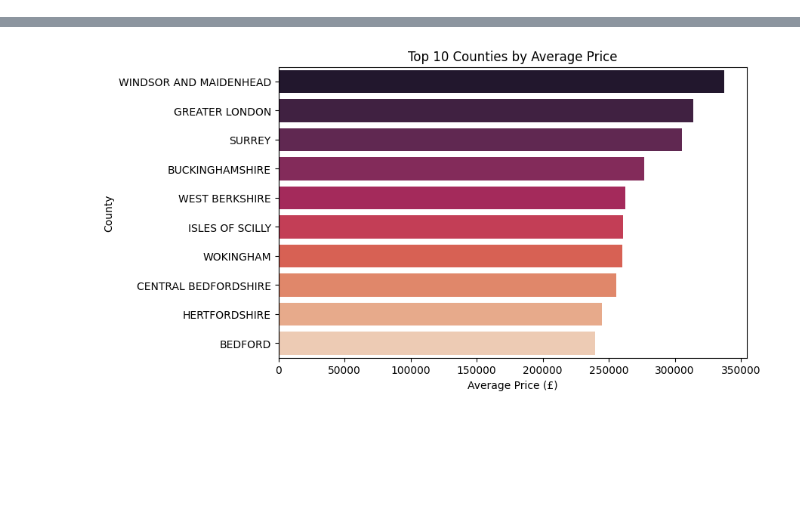
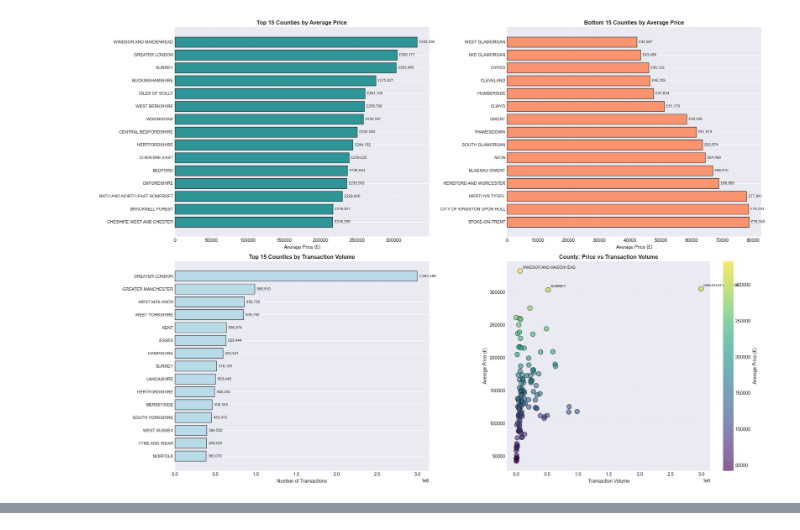
Before and after one commit to marin-janushaj1/Cloud-AI, a Jupyter notebook: dataset1_uk_housing/3_eda.ipynb, the cells around one changed output, grey strips where cells are left out. Drawn from its saved outputs; the diff is of its cells as text; code cells hidden in the pictures; blank space fills up the shorter version.

```diff
--- a/dataset1_uk_housing/3_eda.ipynb
+++ b/dataset1_uk_housing/3_eda.ipynb
@@ -59,10 +445,76 @@ Passing `palette` without assigning `hue` is deprecated and will be removed in v
 # %%
-top_counties = df.groupby("county")["price"].mean().sort_values(ascending=False).head(10)
+# Geographic analysis
+fig, axes = plt.subplots(2, 2, figsize=(20, 14))
 
-plt.figure(figsize=(8,5))
-sns.barplot(x=top_counties.values, y=top_counties.index, palette="rocket")
-plt.title("Top 10 Counties by Average Price")
-plt.xlabel("Average Price (£)")
-plt.ylabel("County")
+# 1. Top 15 counties by average price
+top_counties = df.groupby("county")["price"].mean().sort_values(ascending=False).head(15)
+ax1 = axes[0, 0]
+bars = ax1.barh(range(len(top_counties)), top_counties.values, color='teal', edgecolor='black', alpha=0.8)
+ax1.set_yticks(range(len(top_counties)))
+ax1.set_yticklabels(top_counties.index, fontsize=9)
+ax1.set_title("Top 15 Counties by Average Price", fontsize=12, fontweight='bold')
+ax1.set_xlabel("Average Price (£)")
+ax1.invert_yaxis()
+ax1.grid(alpha=0.3, axis='x')
+for i, (idx, val) in enumerate(top_counties.items()):
+    ax1.text(val, i, f'  £{val:,.0f}', va='center', fontsize=8)
+
+# 2. Bottom 15 counties by average price
+bottom_counties = df.groupby("county")["price"].mean().sort_values(ascending=True).head(15)
+ax2 = axes[0, 1]
+bars = ax2.barh(range(len(bottom_counties)), bottom_counties.values, color='coral', edgecolor='black', alpha=0.8)
+ax2.set_yticks(range(len(bottom_counties)))
+ax2.set_yticklabels(bottom_counties.index, fontsize=9)
+ax2.set_title("Bottom 15 Counties by Average Price", fontsize=12, fontweight='bold')
+ax2.set_xlabel("Average Price (£)")
+ax2.invert_yaxis()
+ax2.grid(alpha=0.3, axis='x')
+for i, (idx, val) in enumerate(bottom_counties.items()):
+    ax2.text(val, i, f'  £{val:,.0f}', va='center', fontsize=8)
+
+# 3. Transaction volume by top 15 counties
+top_volume_counties = df["county"].value_counts().head(15)
+ax3 = axes[1, 0]
+bars = ax3.barh(range(len(top_volume_counties)), top_volume_counties.values, color='lightblue', edgecolor='black', alpha=0.8)
+ax3.set_yticks(range(len(top_volume_counties)))
+ax3.set_yticklabels(top_volume_counties.index, fontsize=9)
+ax3.set_title("Top 15 Counties by Transaction Volume", fontsize=12, fontweight='bold')
+ax3.set_xlabel("Number of Transactions")
+ax3.invert_yaxis()
+ax3.grid(alpha=0.3, axis='x')
+for i, (idx, val) in enumerate(top_volume_counties.items()):
+    ax3.text(val, i, f'  {val:,}', va='center', fontsize=8)
+
+# 4. Price vs Volume scatter (county level)
+ax4 = axes[1, 1]
+county_stats = df.groupby("county").agg({'price': 'mean', 'transaction_id': 'count'}).reset_index()
+county_stats.columns = ['county', 'avg_price', 'volume']
+scatter = ax4.scatter(county_stats['volume'], county_stats['avg_price'],
+                     alpha=0.6, s=100, c=county_stats['avg_price'], cmap='viridis', edgecolors='black')
+ax4.set_title("County: Price vs Transaction Volume", fontsize=12, fontweight='bold')
+ax4.set_xlabel("Transaction Volume")
+ax4.set_ylabel("Average Price (£)")
+ax4.grid(alpha=0.3)
+plt.colorbar(scatter, ax=ax4, label='Average Price (£)')
+
+# Annotate notable counties
+top_5_expensive = county_stats.nlargest(3, 'avg_price')
+for _, row in top_5_expensive.iterrows():
+    ax4.annotate(row['county'], (row['volume'], row['avg_price']),
+                fontsize=8, xytext=(5, 5), textcoords='offset points')
+
+plt.tight_layout()
 plt.show()
+
+# Statistical summary
+print("\n🗺️ Geographic Analysis Summary:")
+print("="*70)
+print(f"\nMost expensive county: {top_counties.index[0]} (£{top_counties.iloc[0]:,.2f})")
+print(f"Least expensive county: {bottom_counties.index[0]} (£{bottom_counties.iloc[0]:,.2f})")
+print(f"Price gap: £{top_counties.iloc[0] - bottom_counties.iloc[0]:,.2f}")
+print(f"Price ratio: {top_counties.iloc[0] / bottom_counties.iloc[0]:.2f}x")
+print(f"\nTotal unique counties: {df['county'].nunique()}")
+print(f"Total unique districts: {df['district'].nunique()}")
+print(f"Total unique towns: {df['town'].nunique()}")
 # %% [output]
+[figure, new version]
@@ -72 +531,0 @@ Passing `palette` without assigning `hue` is deprecated and will be removed in v
-[figure, old version]
```
Also changed, not shown: parts of 21 cells of this notebook, 20 other files.
